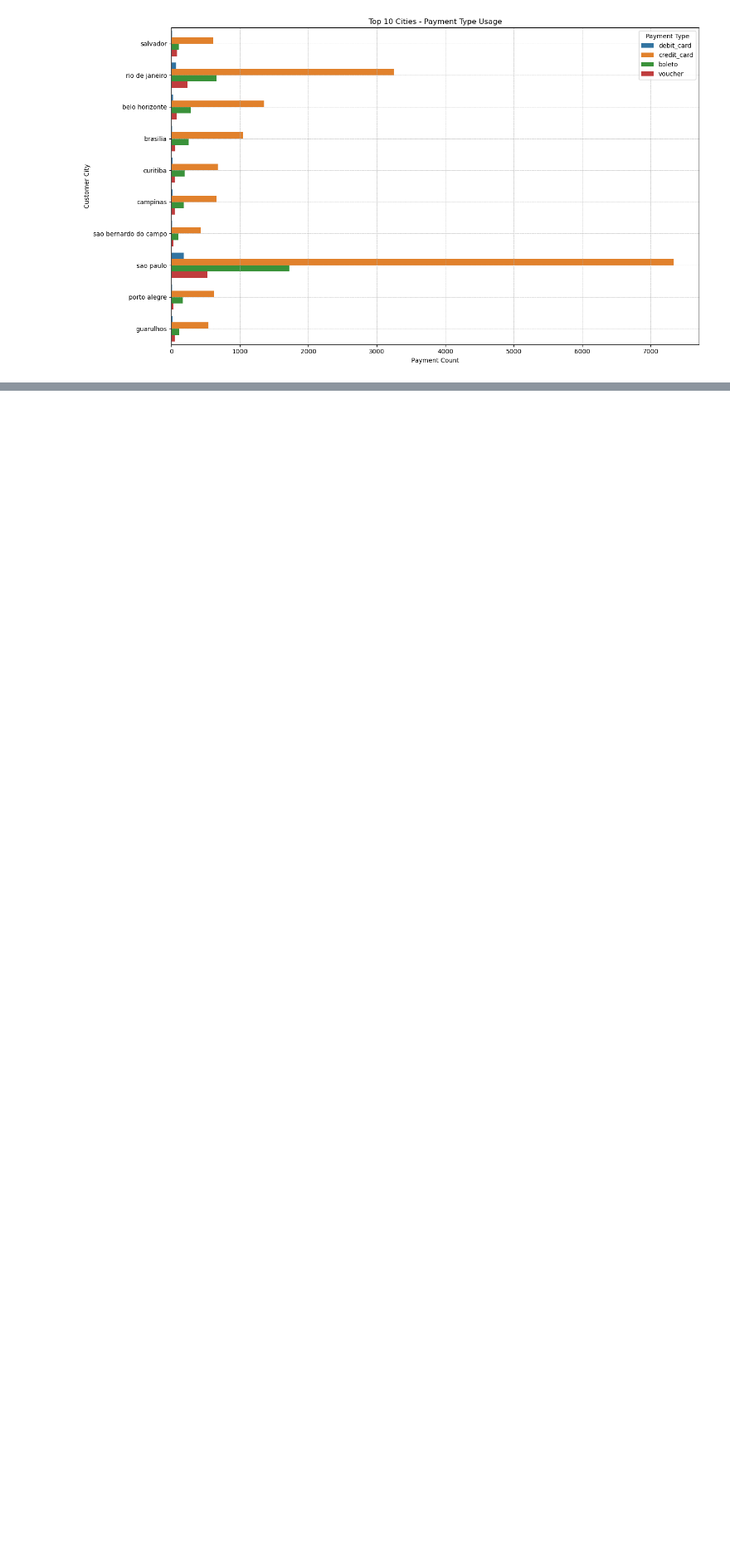
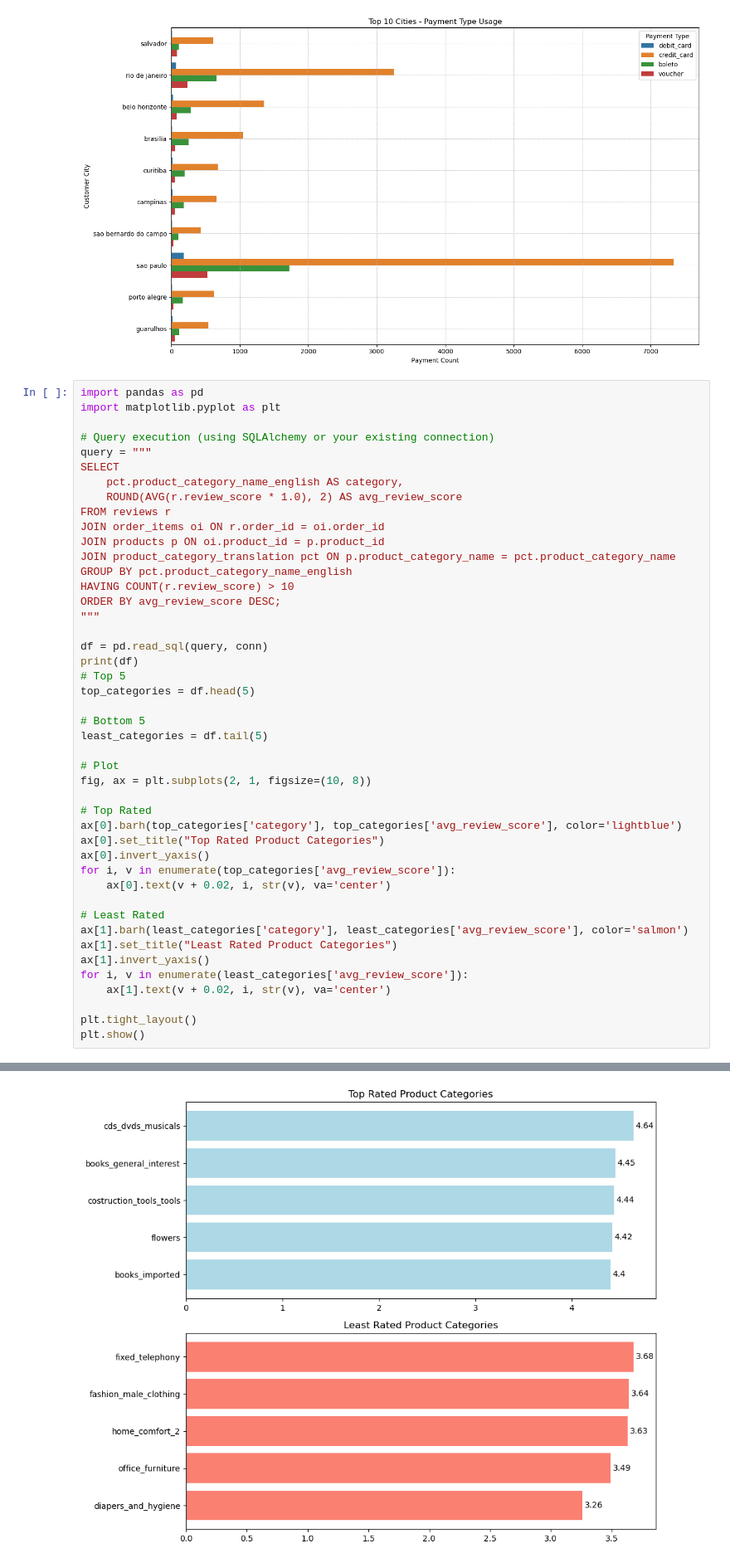
Before and after one commit to praveenGIT27/SQL-Analysis, a Jupyter notebook: SQL Ecommerce Data.ipynb, the cells around one changed output, grey strips where cells are left out. Shown: that part at 83% size. Saved outputs shown, nothing was run; the diff lists cells and outputs as text; blank space fills up the shorter version.

```diff
--- a/SQL Ecommerce Data.ipynb
+++ b/SQL Ecommerce Data.ipynb
@@ -466,3 +463,49 @@ plt.grid(True, linestyle='--', linewidth=0.5)
 plt.show()
 # %% [output]
 [figure]
+# %%
+import pandas as pd
+import matplotlib.pyplot as plt
+
+# Query execution (using SQLAlchemy or your existing connection)
+query = """
+SELECT
+    pct.product_category_name_english AS category,
+    ROUND(AVG(r.review_score * 1.0), 2) AS avg_review_score
+FROM reviews r
+JOIN order_items oi ON r.order_id = oi.order_id
+JOIN products p ON oi.product_id = p.product_id
+JOIN product_category_translation pct ON p.product_category_name = pct.product_category_name
+GROUP BY pct.product_category_name_english
+HAVING COUNT(r.review_score) > 10
+ORDER BY avg_review_score DESC;
+"""
+
+df = pd.read_sql(query, conn)
+print(df)
+# Top 5
+top_categories = df.head(5)
+
+# Bottom 5
+least_categories = df.tail(5)
+
+# Plot
+fig, ax = plt.subplots(2, 1, figsize=(10, 8))
+
+# Top Rated
+ax[0].barh(top_categories['category'], top_categories['avg_review_score'], color='lightblue')
+ax[0].set_title("Top Rated Product Categories")
+ax[0].invert_yaxis()
+for i, v in enumerate(top_categories['avg_review_score']):
+    ax[0].text(v + 0.02, i, str(v), va='center')
+
+# Least Rated
+ax[1].barh(least_categories['category'], least_categories['avg_review_score'], color='salmon')
+ax[1].set_title("Least Rated Product Categories")
+ax[1].invert_yaxis()
+for i, v in enumerate(least_categories['avg_review_score']):
+    ax[1].text(v + 0.02, i, str(v), va='center')
+
+plt.tight_layout()
+plt.show()
+# %% [output]
@@ -468,0 +526 @@ plt.show()
+[figure, added]
```
Also changed, not shown: parts of 9 cells of this notebook.
